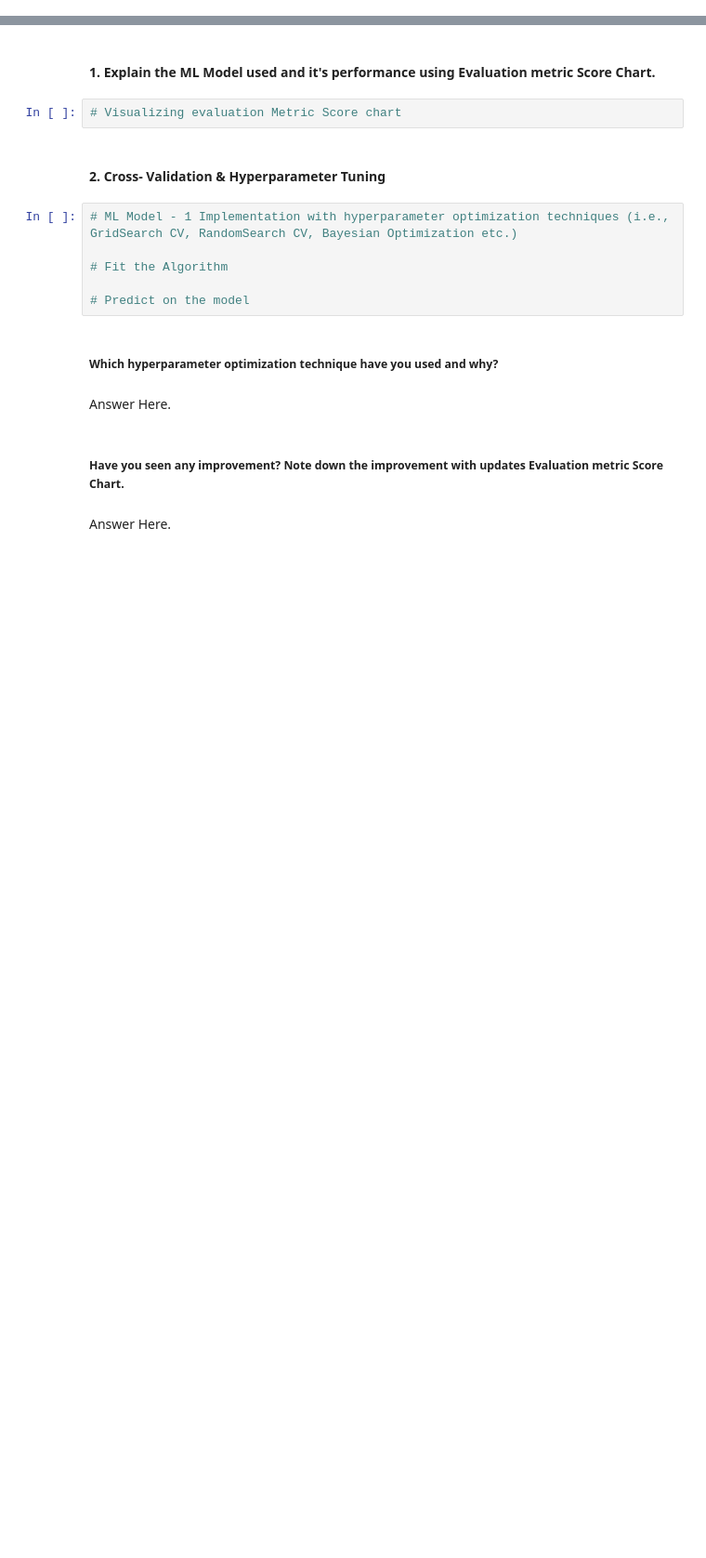
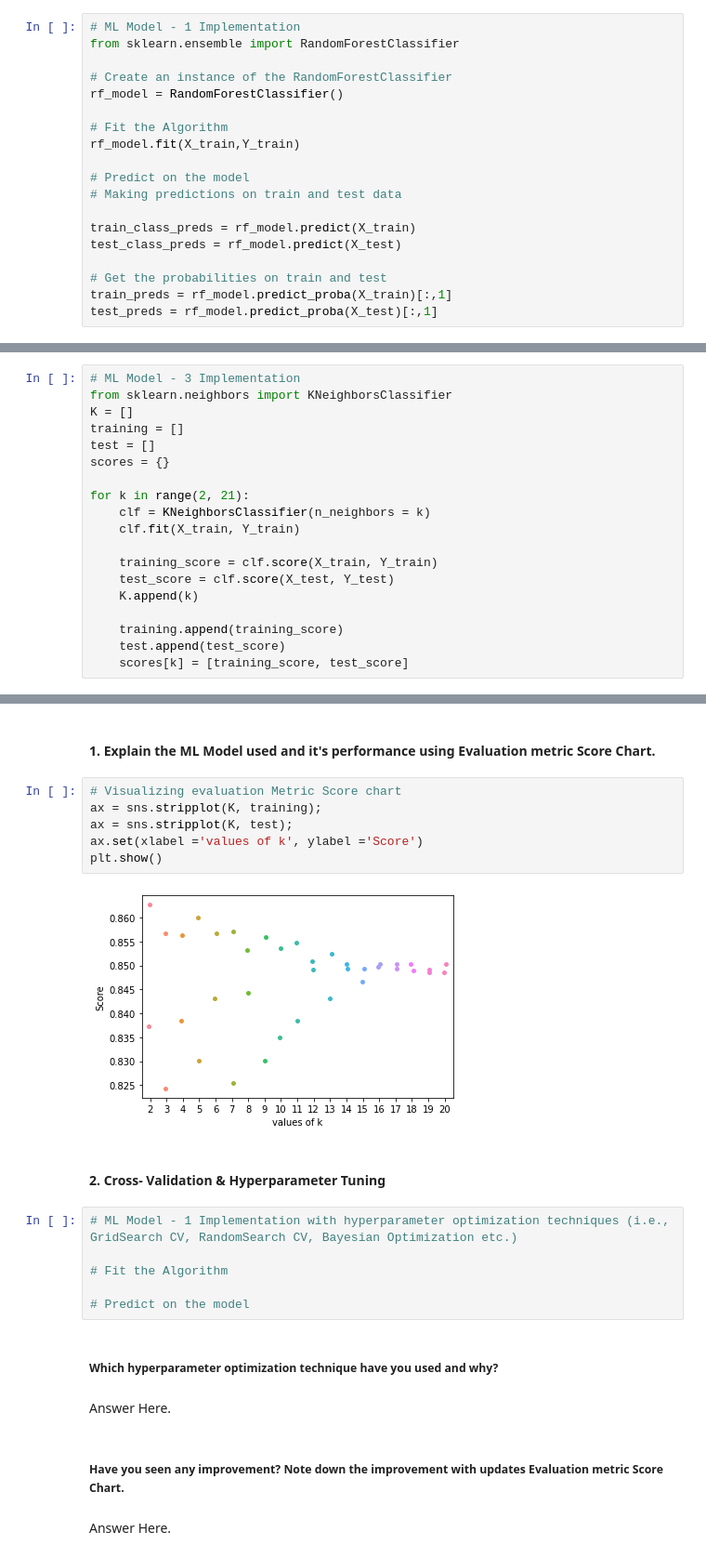
Before and after one commit to Mihirgupta2001/Classification-Capstone-Project, a Jupyter notebook: Classification_Capstone_Project.ipynb, the cells around one changed output, grey strips where cells are left out. Shown at 93% size. Drawn from its saved outputs; the diff is of its cells as text; blank space fills up the shorter version.

Commit message:
Running initial models and did feature engineering

```diff
--- a/Classification_Capstone_Project.ipynb
+++ b/Classification_Capstone_Project.ipynb
@@ -1036,2 +1148,21 @@ Answer Here.
+# %%
+# ML Model - 1 Implementation
+from sklearn.ensemble import RandomForestClassifier
+
+# Create an instance of the RandomForestClassifier
+rf_model = RandomForestClassifier()
+
+# Fit the Algorithm
+rf_model.fit(X_train,Y_train)
+
+# Predict on the model
+# Making predictions on train and test data
+
+train_class_preds = rf_model.predict(X_train)
+test_class_preds = rf_model.predict(X_test)
+
+# Get the probabilities on train and test
+train_preds = rf_model.predict_proba(X_train)[:,1]
+test_preds = rf_model.predict_proba(X_test)[:,1]
 # %% [markdown]
 #### 1. Explain the ML Model used and it's performance using Evaluation metric Score Chart.
@@ -1055,3 +1257,22 @@ Answer Here.
 Answer Here.
 # %% [markdown]
 ### ML Model - 2
+# %%
+# ML Model - 3 Implementation
+from sklearn.neighbors import KNeighborsClassifier
+K = []
+training = []
+test = []
+scores = {}
+
+for k in range(2, 21):
+	clf = KNeighborsClassifier(n_neighbors = k)
+	clf.fit(X_train, Y_train)
+
+	training_score = clf.score(X_train, Y_train)
+	test_score = clf.score(X_test, Y_test)
+	K.append(k)
+
+	training.append(training_score)
+	test.append(test_score)
+	scores[k] = [training_score, test_score]
@@ -1058,7 +1300,13 @@ Answer Here.
 # %% [markdown]
 #### 1. Explain the ML Model used and it's performance using Evaluation metric Score Chart.
-# %%
-# Visualizing evaluation Metric Score chart
+# %%
+# Visualizing evaluation Metric Score chart
+ax = sns.stripplot(K, training);
+ax = sns.stripplot(K, test);
+ax.set(xlabel ='values of k', ylabel ='Score')
+plt.show()
+# %% [output]
+[figure, added]
 # %% [markdown]
 #### 2. Cross- Validation & Hyperparameter Tuning
 # %%
```
Also changed, not shown: parts of 99 cells of this notebook.
